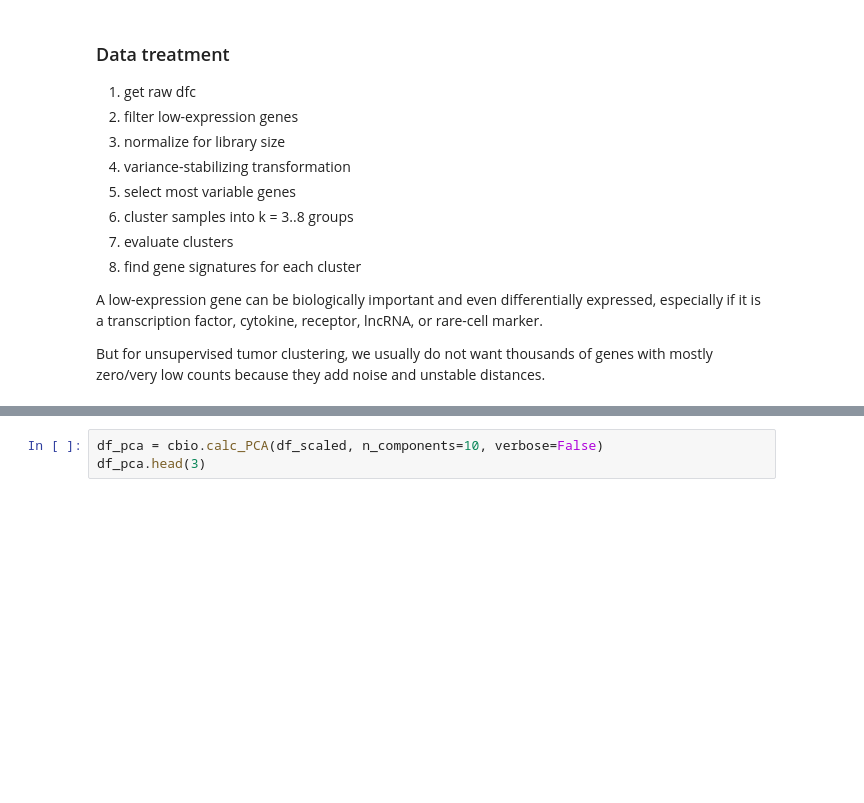
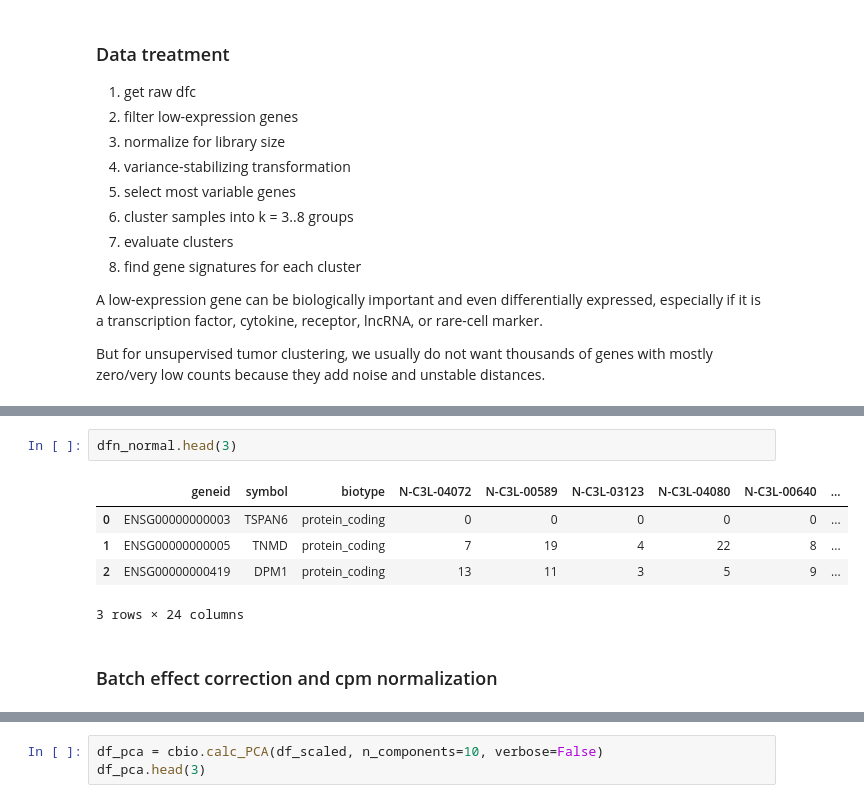
Before and after one commit to flalix/perturb_agent, a Jupyter notebook: notebooks/mtp_cBio_63_PAAD_study_cluster.ipynb, the cells around one changed output, grey strips where cells are left out. Saved outputs shown, nothing was run; the diff lists cells and outputs as text; blank space fills up the shorter version.

```diff
--- a/notebooks/mtp_cBio_63_PAAD_study_cluster.ipynb
+++ b/notebooks/mtp_cBio_63_PAAD_study_cluster.ipynb
@@ -361,0 +391,10 @@ print(">> dfn_normal", dfn_normal.shape)
+# %%
+dfn_normal.head(3)
+# %% [output]
+|  | geneid | symbol | biotype | N-C3L-04072 | N-C3L-00589 | N-C3L-03123 | N-C3L-04080 | N-C3L-00640 | ... |
+| 0 | ENSG00000000003 | TSPAN6 | protein_coding | 0 | 0 | 0 | 0 | 0 | ... |
+| 1 | ENSG00000000005 | TNMD | protein_coding | 7 | 19 | 4 | 22 | 8 | ... |
+| 2 | ENSG00000000419 | DPM1 | protein_coding | 13 | 11 | 3 | 5 | 9 | ... |
+3 rows × 24 columns
+# %% [markdown]
+### Batch effect correction and cpm normalization
```
Also changed, not shown: parts of 11 cells of this notebook, 1 other file.
